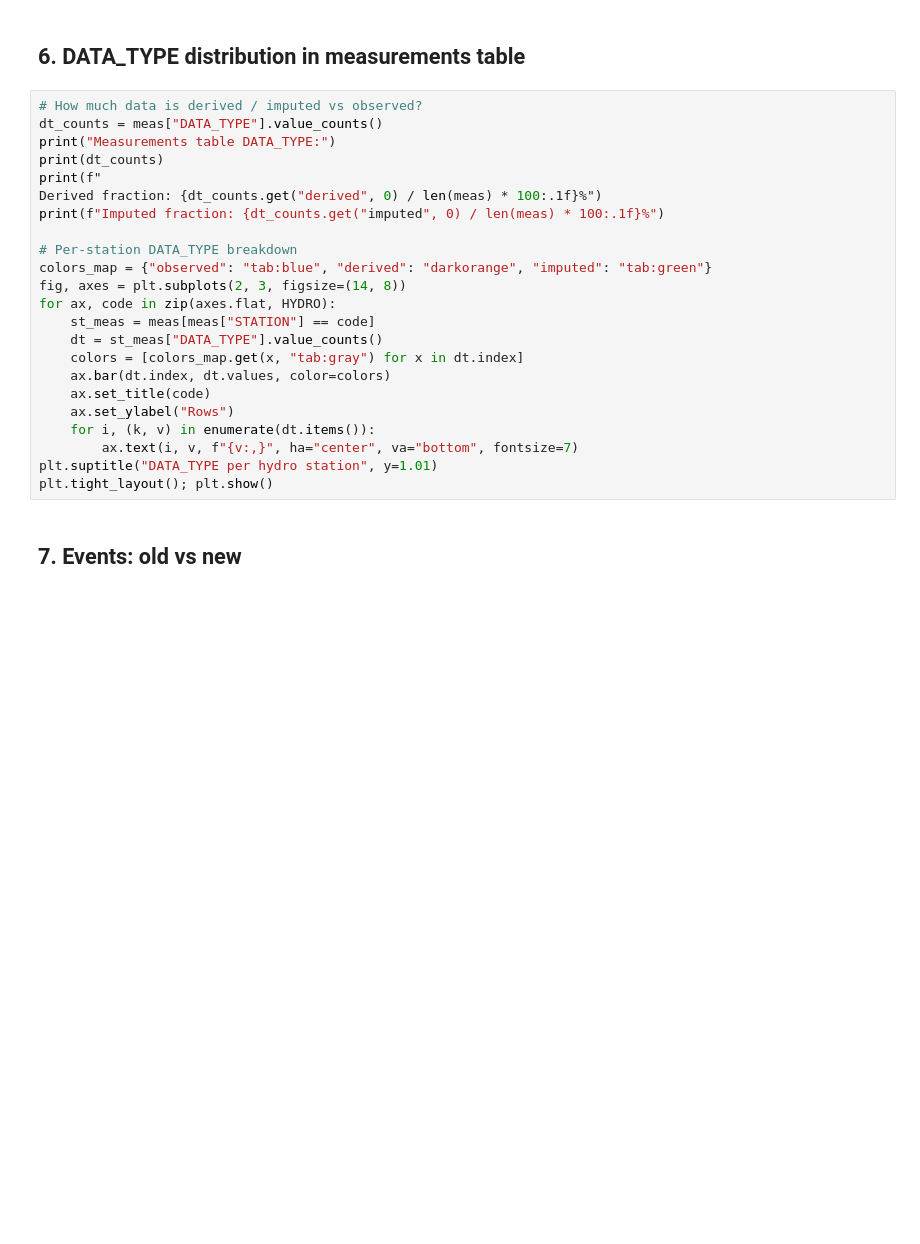
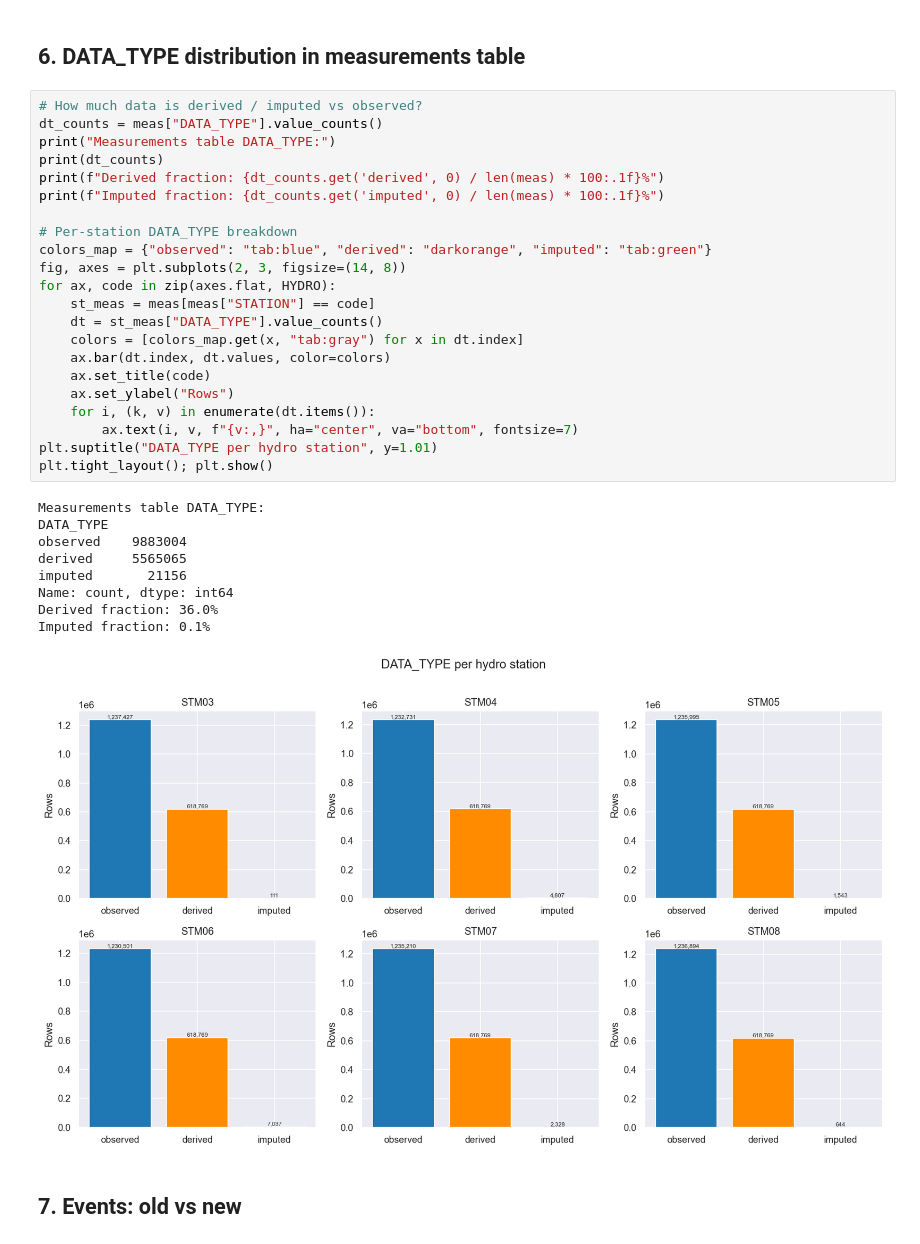
Before and after one commit to JoanVilella/TFM, a Jupyter notebook: notebooks/03_harmonization_comparison.ipynb, the cells around one changed output. Cells and saved outputs as stored; diff of their text form; blank space fills up the shorter version.

```diff
--- a/notebooks/03_harmonization_comparison.ipynb
+++ b/notebooks/03_harmonization_comparison.ipynb
@@ -129,26 +167,35 @@ plt.tight_layout(); plt.show()
 # %%
 # How much data is derived / imputed vs observed?
 dt_counts = meas["DATA_TYPE"].value_counts()
 print("Measurements table DATA_TYPE:")
 print(dt_counts)
-print(f"
-Derived fraction: {dt_counts.get("derived", 0) / len(meas) * 100:.1f}%")
-print(f"Imputed fraction: {dt_counts.get("imputed", 0) / len(meas) * 100:.1f}%")
+print(f"Derived fraction: {dt_counts.get('derived', 0) / len(meas) * 100:.1f}%")
+print(f"Imputed fraction: {dt_counts.get('imputed', 0) / len(meas) * 100:.1f}%")
 
 # Per-station DATA_TYPE breakdown
 colors_map = {"observed": "tab:blue", "derived": "darkorange", "imputed": "tab:green"}
 fig, axes = plt.subplots(2, 3, figsize=(14, 8))
 for ax, code in zip(axes.flat, HYDRO):
     st_meas = meas[meas["STATION"] == code]
     dt = st_meas["DATA_TYPE"].value_counts()
     colors = [colors_map.get(x, "tab:gray") for x in dt.index]
     ax.bar(dt.index, dt.values, color=colors)
     ax.set_title(code)
     ax.set_ylabel("Rows")
     for i, (k, v) in enumerate(dt.items()):
         ax.text(i, v, f"{v:,}", ha="center", va="bottom", fontsize=7)
 plt.suptitle("DATA_TYPE per hydro station", y=1.01)
 plt.tight_layout(); plt.show()
+# %% [output]
+Measurements table DATA_TYPE:
+DATA_TYPE
+observed    9883004
+derived     5565065
+imputed       21156
+Name: count, dtype: int64
+Derived fraction: 36.0%
+Imputed fraction: 0.1%
+[figure, added]
 # %% [markdown]
 ## 7. Events: old vs new
 # %%
```
Also changed, not shown: parts of 7 cells of this notebook, 15 other files.
